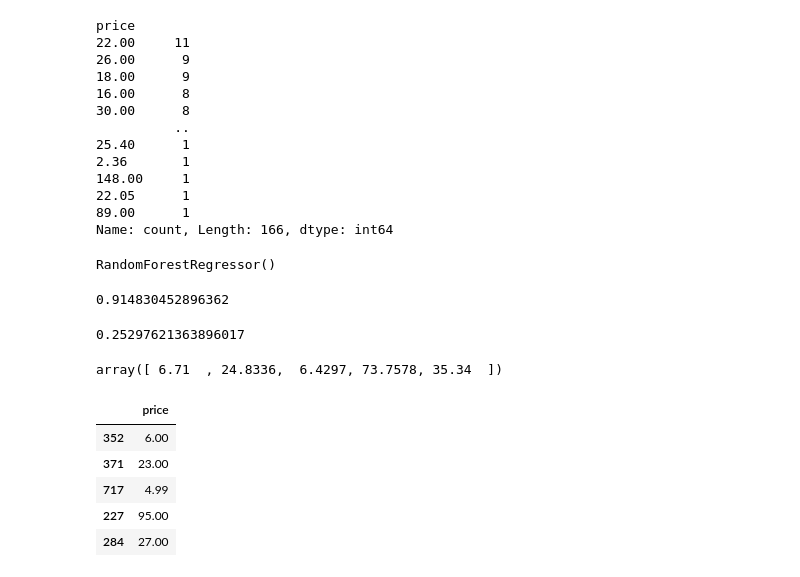
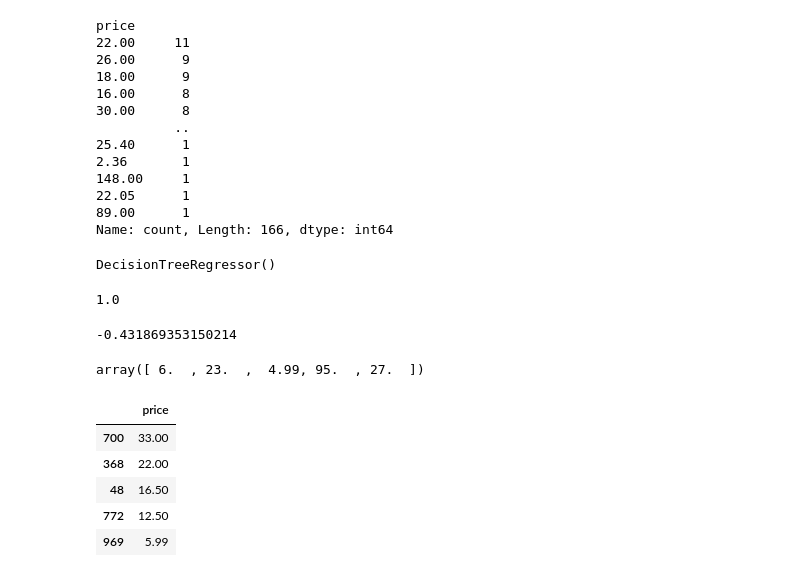
Before and after one commit to Afrin414/skincare_product, a Jupyter notebook: notebook/project1.ipynb, the cells around one changed output. Saved outputs shown, nothing was run; the diff lists cells and outputs as text; code cells hidden in the pictures.

```diff
--- a/notebook/project1.ipynb
+++ b/notebook/project1.ipynb
@@ -133,33 +133,33 @@ from sklearn.ensemble import RandomForestRegressor
 # %%
-model=RandomForestRegressor()
+model=DecisionTreeRegressor()
 # %%
 model.fit(xtrain,ytrain)
 # %% [output]
-RandomForestRegressor()
+DecisionTreeRegressor()
 # %%
 model.score(xtrain,ytrain)
 # %% [output]
-0.914830452896362
+1.0
 # %%
 model.score(xtest,ytest)
 # %% [output]
-0.25297621363896017
+-0.431869353150214
 # %%
 tr_pred=model.predict(xtrain)
 ts_pred=model.predict(xtest)
 # %%
 tr_pred[:5]
 # %% [output]
-array([ 6.71  , 24.8336,  6.4297, 73.7578, 35.34  ])
+array([ 6.  , 23.  ,  4.99, 95.  , 27.  ])
 # %%
-ytrain.head()
+ytrain.tail()
 # %% [output]
 |  | price |
-| 352 | 6.00 |
-| 371 | 23.00 |
-| 717 | 4.99 |
-| 227 | 95.00 |
-| 284 | 27.00 |
+| 700 | 33.00 |
+| 368 | 22.00 |
+| 48 | 16.50 |
+| 772 | 12.50 |
+| 969 | 5.99 |
 # %%
 with open('model.pkl','wb') as file2:
     pickle.dump(model,file2)
```
Also changed, not shown: parts of 1 cell of this notebook, 2 other files.
